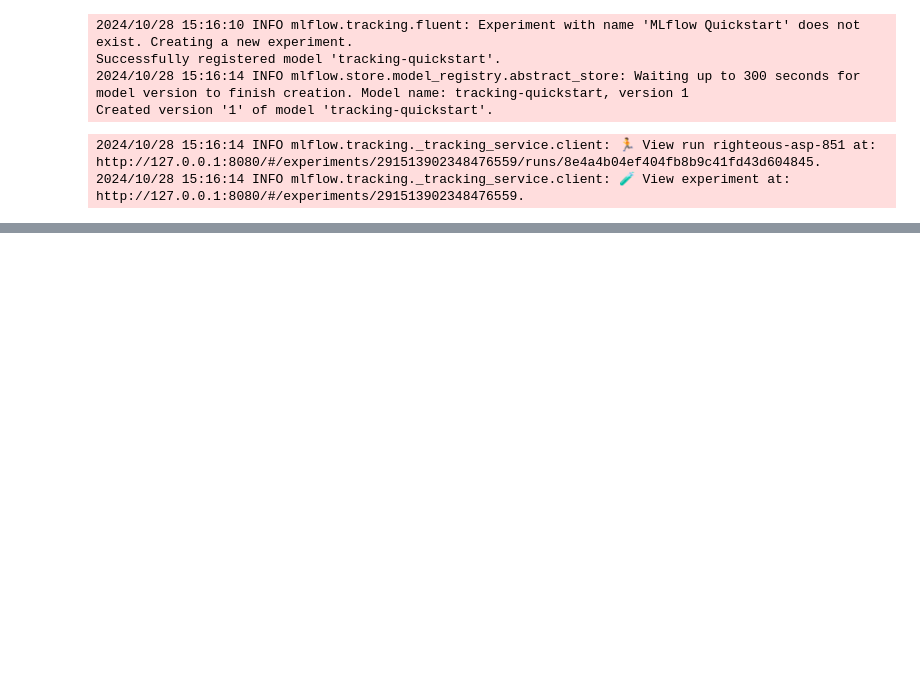
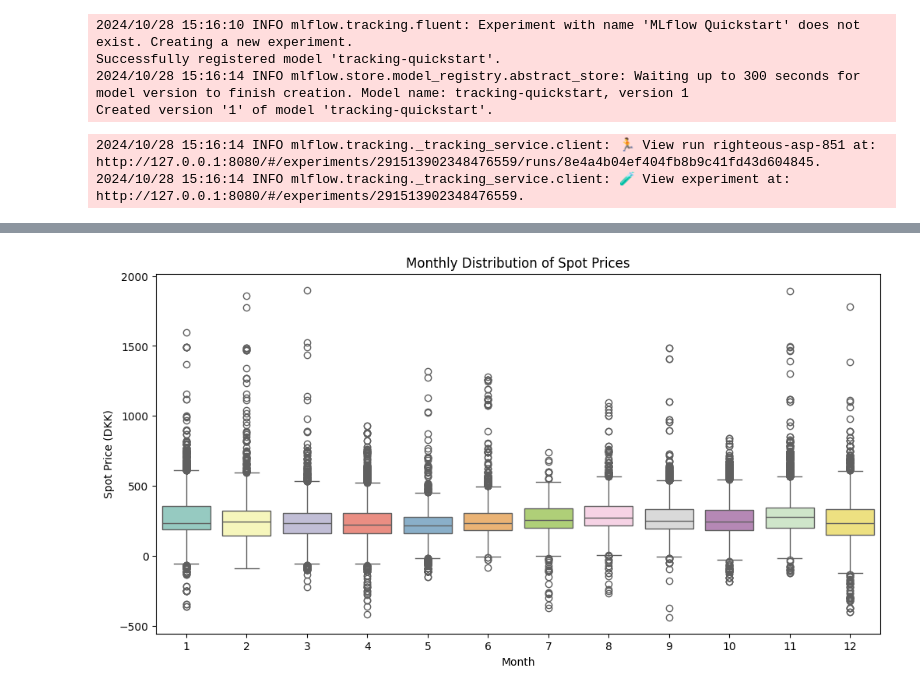
Before and after one commit to mralisoltani/NPEMF, a Jupyter notebook: MLOPs.ipynb, the cells around one changed output, grey strips where cells are left out. Cells and saved outputs as stored; diff of their text form; code cells hidden in the pictures; blank space fills up the shorter version.

```diff
--- a/MLOPs.ipynb
+++ b/MLOPs.ipynb
@@ -389,0 +415,13 @@ Created version '1' of model 'tracking-quickstart'.
+# %%
+# Box Plot of Spot Prices by Month
+
+raw_data_1['Month'] = raw_data_1['HourDK'].dt.month
+
+plt.figure(figsize=(12, 6))
+sns.boxplot(x='Month', y='SpotPriceDKK', data=raw_data_1, palette="Set3")
+plt.xlabel('Month')
+plt.ylabel('Spot Price (DKK)')
+plt.title('Monthly Distribution of Spot Prices')
+plt.show()
+# %% [output]
+[figure, added]
```
Also changed, not shown: parts of 5 cells of this notebook.
